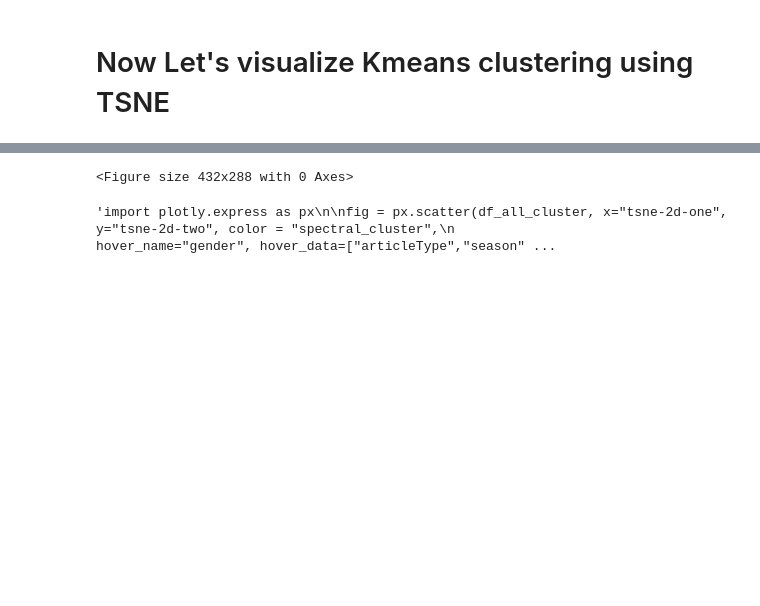
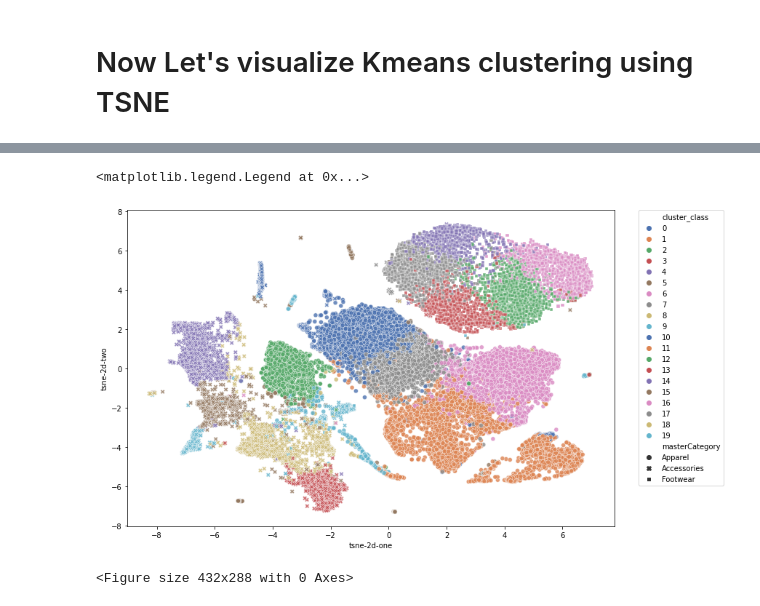
Before and after one commit to niduttnb/Image-Based-Product-Recommendation, a Jupyter notebook: recommendation-clustering.ipynb, the cells around one changed output, grey strips where cells are left out. Saved outputs shown, nothing was run; the diff lists cells and outputs as text; code cells hidden in the pictures; blank space fills up the shorter version.

Commit message:
Kaggle Notebook | Recommendation_Clustering | Version 2

```diff
--- a/recommendation-clustering.ipynb
+++ b/recommendation-clustering.ipynb
@@ -458 +444,16 @@ fig.savefig('as.png')
+# %%
+
+plt.figure(figsize=(12,8))
+sns.color_palette("husl", 9)
+a = sns.scatterplot(x="tsne-2d-one", y="tsne-2d-two",
+                hue="cluster_class",
+                style="masterCategory",
+                data=df_all_cluster,
+                 palette="deep",
+                legend="full",
+                alpha=0.8)
+plt.legend(bbox_to_anchor=(1.05, 1), loc=2, borderaxespad=0.)
+# %% [output]
+<matplotlib.legend.Legend at 0x...>
+[figure, added]
 # %%
@@ -460,11 +462,2 @@ plt.savefig('plot.png', dpi=300, bbox_inches='tight')
 # %% [output]
 <Figure size 432x288 with 0 Axes>
-# %%
-"""import plotly.express as px
-
-fig = px.scatter(df_all_cluster, x="tsne-2d-one", y="tsne-2d-two", color = "spectral_cluster",
-                 hover_name="gender", hover_data=["articleType","season"])
-
-fig.show()"""
-# %% [output]
-'import plotly.express as px\n\nfig = px.scatter(df_all_cluster, x="tsne-2d-one", y="tsne-2d-two", color = "spectral_cluster",\n                 hover_name="gender", hover_data=["articleType","season" ...
```
Also changed, not shown: parts of 12 cells of this notebook.
